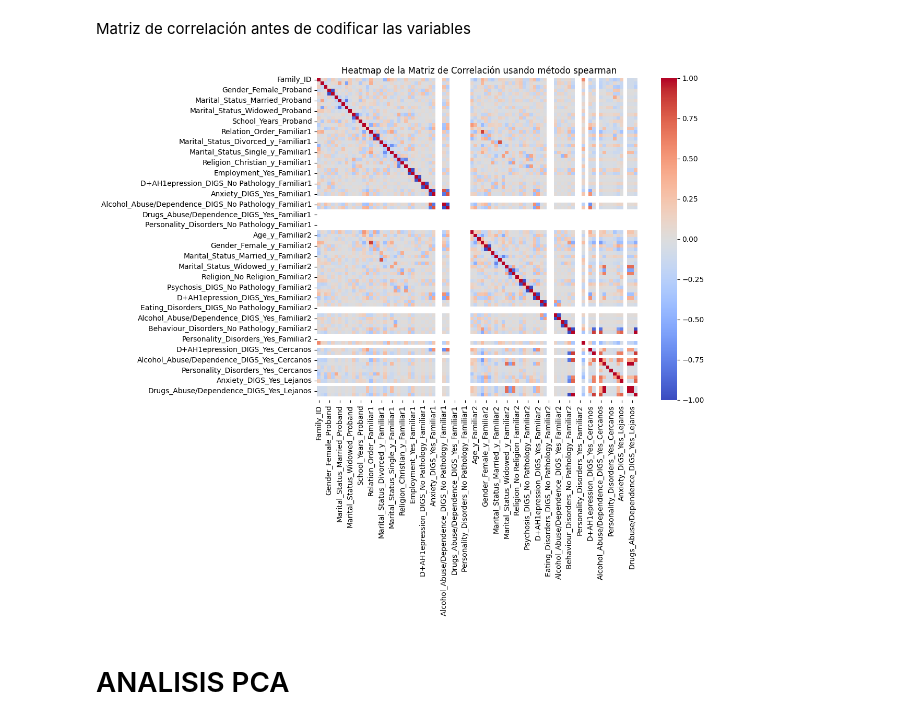
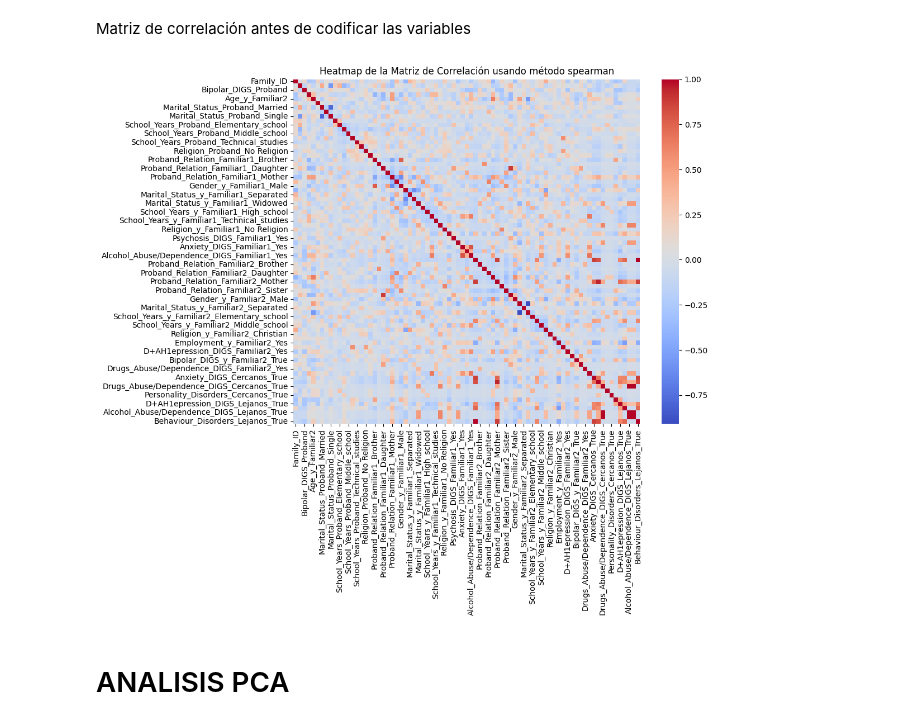
Before and after one commit to A01793101-GMuniz/ProyectoIntegrador, a Jupyter notebook: Avance4_5.ipynb, the cells around one changed output. Cells and saved outputs as stored; diff of their text form; code cells hidden in the pictures.

```diff
--- a/Avance4_5.ipynb
+++ b/Avance4_5.ipynb
@@ -1312,11 +1312,11 @@ def plot_heatmap(corr_matrix, method):
     # Mostrar el mapa de calor
     plt.show()
 # %%
-correlation_matrix = final_df.corr(method='spearman')
+correlation_matrix = df_encoded.corr(method='spearman')
 
 plot_heatmap(correlation_matrix, method='spearman')
 # %% [output]
-[figure, old version]
+[figure, new version]
 # %% [markdown]
 # ANALISIS PCA
 # %%
```
Also changed, not shown: parts of 38 cells of this notebook.
